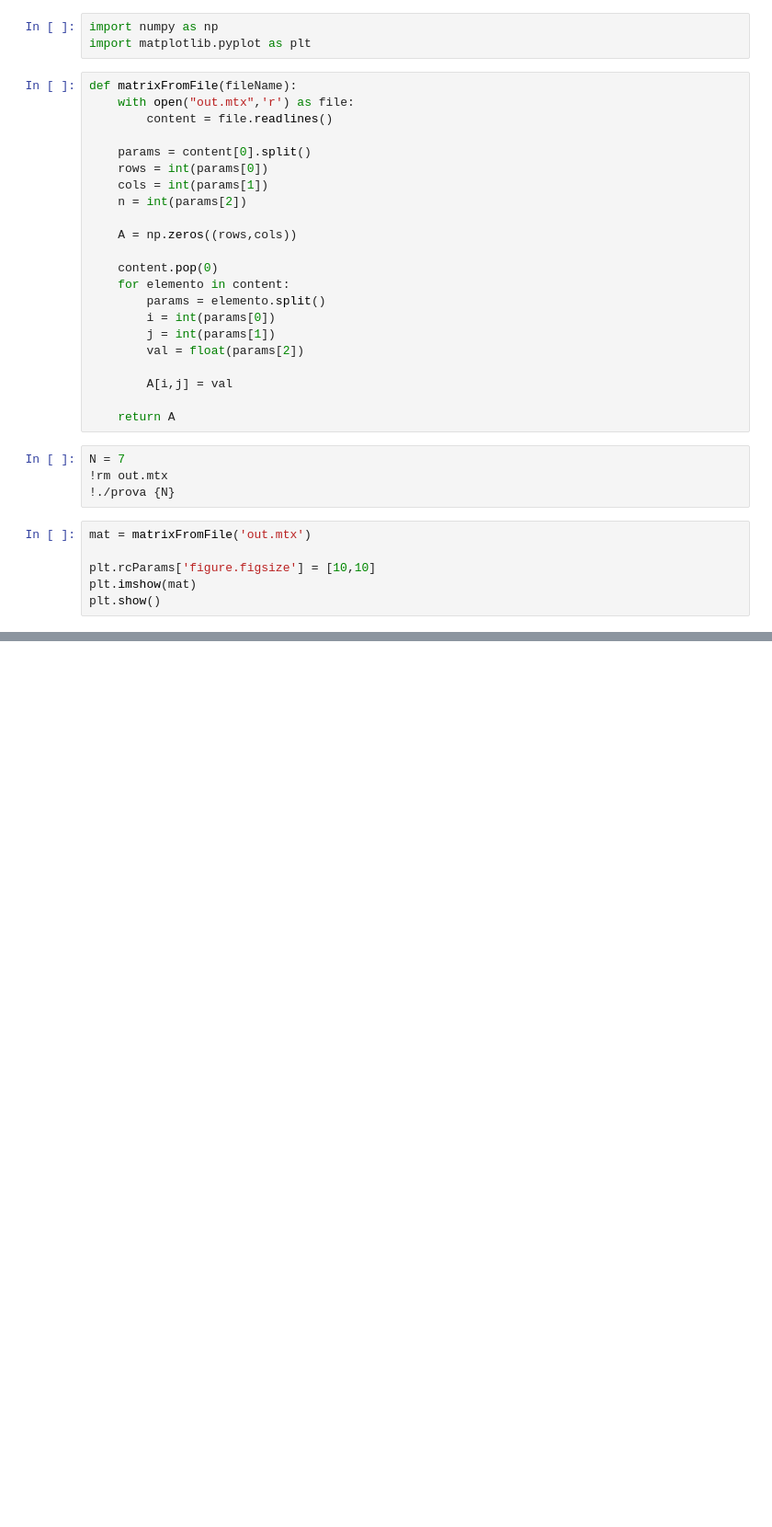
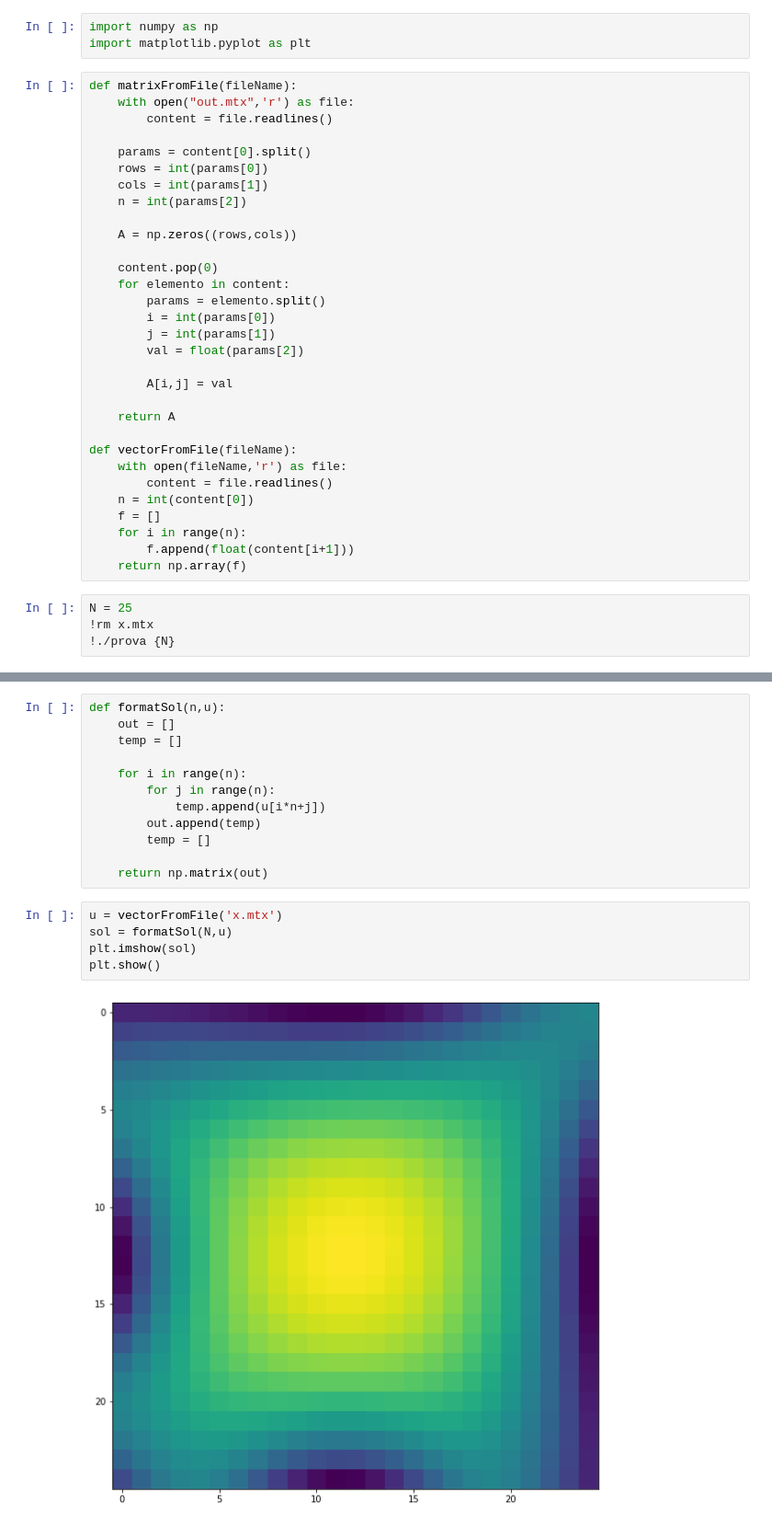
Before and after one commit to AMSC22-23/MultiGrid-Untila-Cecchettini-Capoferri, a Jupyter notebook: classes/test.ipynb, the cells around one changed output, grey strips where cells are left out. Shown: that part at 92% size. Saved outputs shown, nothing was run; the diff lists cells and outputs as text; blank space fills up the shorter version.

```diff
--- a/classes/test.ipynb
+++ b/classes/test.ipynb
@@ -23,13 +23,16 @@ def matrixFromFile(fileName):
         A[i,j] = val
 
     return A
+
+def vectorFromFile(fileName):
+    with open(fileName,'r') as file:
+        content = file.readlines()
+    n = int(content[0])
+    f = []
+    for i in range(n):
+        f.append(float(content[i+1]))
+    return np.array(f)
 # %%
-N = 7
-!rm out.mtx
+N = 25
+!rm x.mtx
 !./prova {N}
-# %%
-mat = matrixFromFile('out.mtx')
-
-plt.rcParams['figure.figsize'] = [10,10]
-plt.imshow(mat)
-plt.show()
@@ -37,0 +39,19 @@ plt.show()
+# %%
+def formatSol(n,u):
+    out = []
+    temp = []
+
+    for i in range(n):
+        for j in range(n):
+            temp.append(u[i*n+j])
+        out.append(temp)
+        temp = []
+
+    return np.matrix(out)
+# %%
+u = vectorFromFile('x.mtx')
+sol = formatSol(N,u)
+plt.imshow(sol)
+plt.show()
+# %% [output]
+[figure, added]
```
Also changed, not shown: parts of 2 cells of this notebook, 5 other files.
